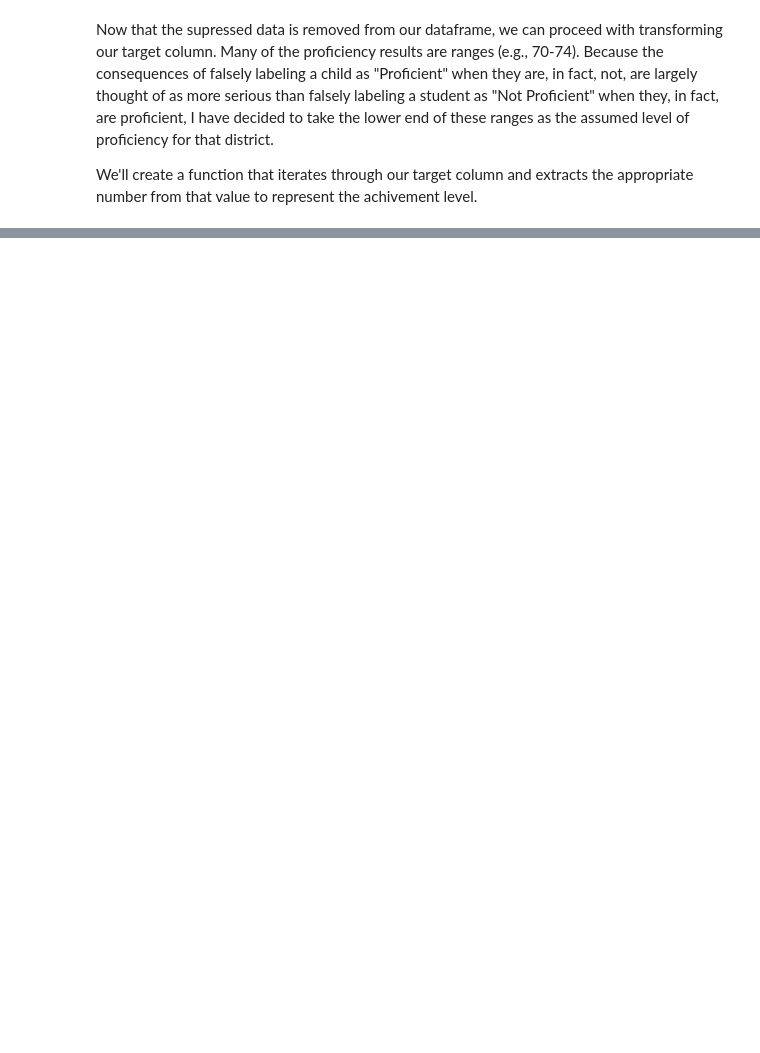
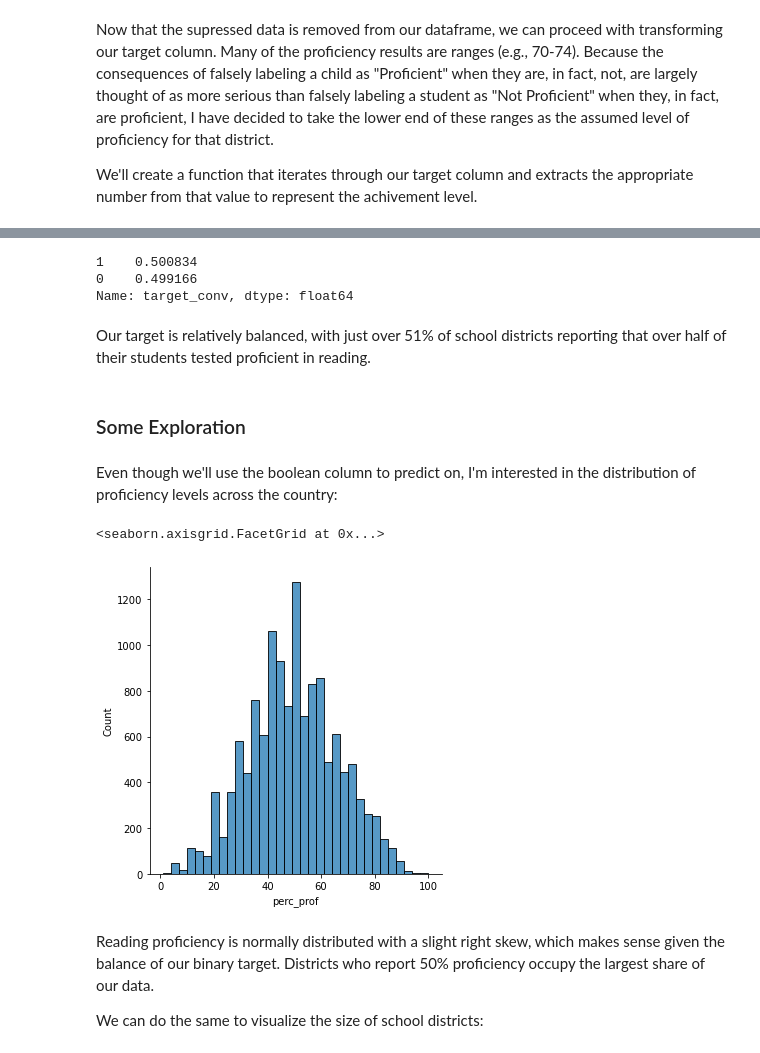
Before and after one commit to alexiskedo/Predicting-School-District-Performance, a Jupyter notebook: District_Spending_and_Achievement.ipynb, the cells around one changed output, grey strips where cells are left out. Saved outputs shown, nothing was run; the diff lists cells and outputs as text; code cells hidden in the pictures; blank space fills up the shorter version.

```diff
--- a/District_Spending_and_Achievement.ipynb
+++ b/District_Spending_and_Achievement.ipynb
@@ -484 +399,12 @@ test
+# %%
+final = test2
+# %%
+final = final.rename(columns = {'ALL_RLA00numvalid_1819':'total_students', 'ALL_RLA04numvalid_1819':'total_4th','ALL_RLA04pctprof_1819':'_4th_proficient', 'target':'perc_prof'})
+# %%
+#Transforming 4th grade columns I didn't end up using, as well as an NCESID column I no longer need
+final = final.drop(['total_4th','_4th_proficient','NCESID'], axis=1)
+# %%
+#Transforming some other columns to more accurately reflect the type of data contained in them
+final['IDCENSUS'] = final[['IDCENSUS']].astype(object)
+final['perc_prof'] = final[['perc_prof']].astype(int)
 # %%
@@ -485,0 +461,22 @@ test.info()
+# %%
+# Exploring balance of target classes
+final['target_conv'].value_counts(normalize=True)
+# %% [output]
+1    0.500834
+0    0.499166
+Name: target_conv, dtype: float64
+# %% [markdown]
+Our target is relatively balanced, with just over 51% of school districts reporting that over half of their students tested proficient in reading.
+# %% [markdown]
+### Some Exploration
+# %% [markdown]
+Even though we'll use the boolean column to predict on, I'm interested in the distribution of proficiency levels across the country:
+# %%
+sn.displot(final, x='perc_prof', binwidth=3)
+# %% [output]
+<seaborn.axisgrid.FacetGrid at 0x...>
+[figure, added]
+# %% [markdown]
+Reading proficiency is normally distributed with a slight right skew, which makes sense given the balance of our binary target. Districts who report 50% proficiency occupy the largest share of our data.
+
+We can do the same to visualize the size of school districts:
```
Also changed, not shown: parts of 69 cells of this notebook.
